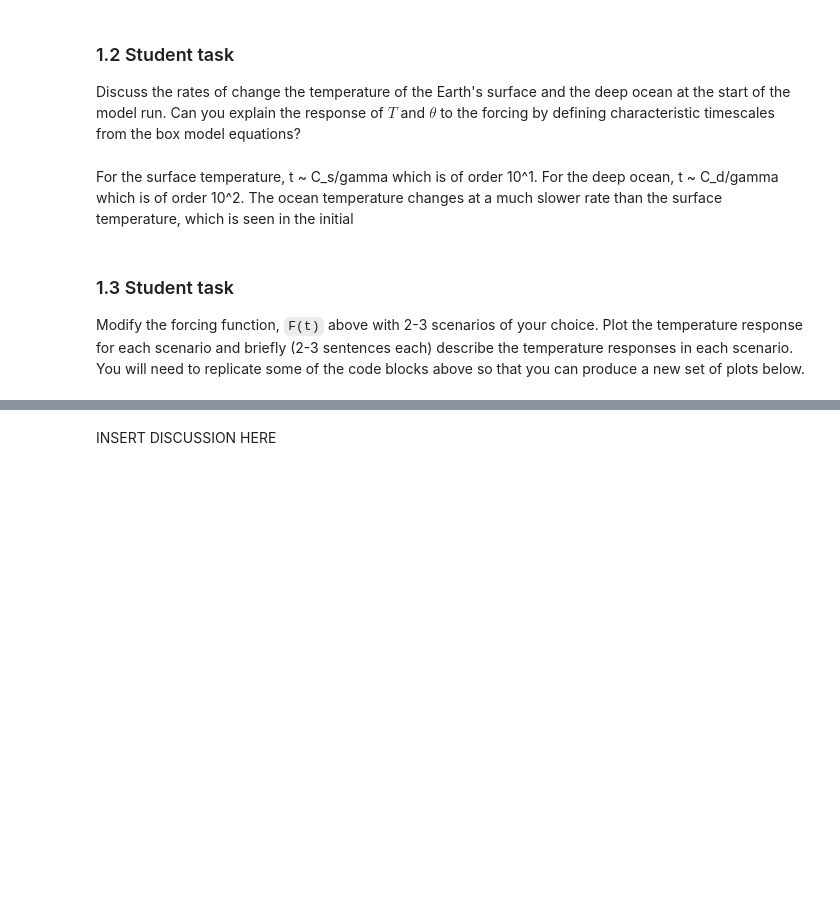
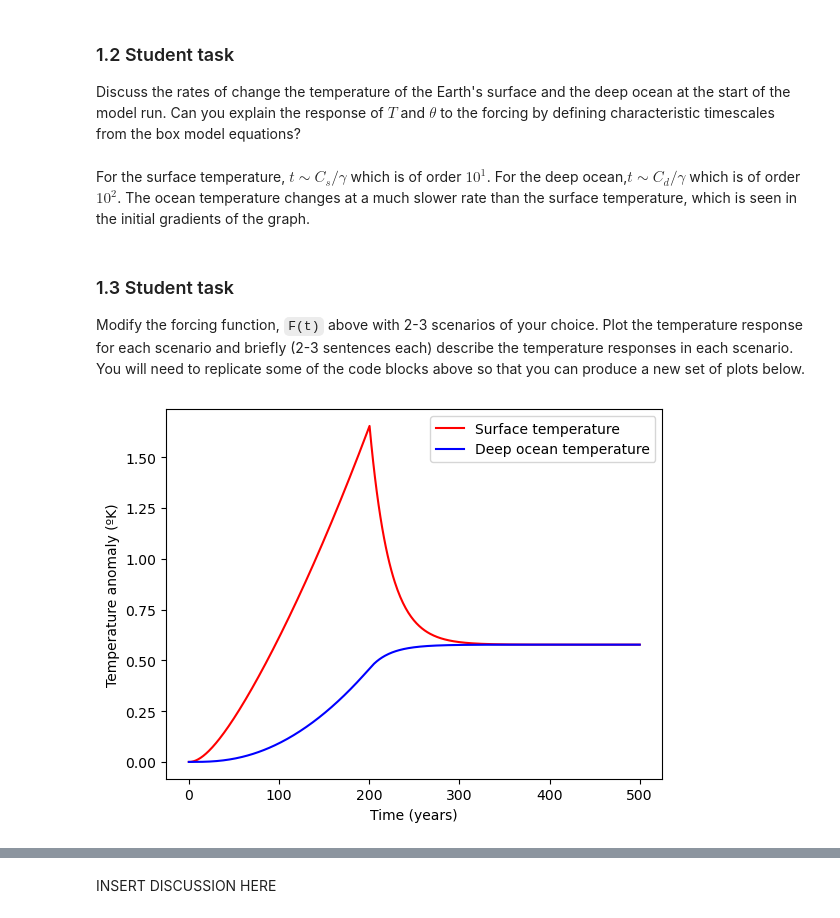
Before and after one commit to Ealish241/QCES, a Jupyter notebook: Project1_numerical_methods.ipynb, the cells around one changed output, grey strips where cells are left out. Drawn from its saved outputs; the diff is of its cells as text; code cells hidden in the pictures; blank space fills up the shorter version.

```diff
--- a/Project1_numerical_methods.ipynb
+++ b/Project1_numerical_methods.ipynb
@@ -81,7 +81,7 @@ plt.show()
 <a id='section1pt2'></a>
 Discuss the rates of change the temperature of the Earth's surface and the deep ocean at the start of the model run.  Can you explain the response of $T$ and $\theta$ to the forcing by defining characteristic timescales from the box model equations?
 # %% [markdown]
-For the surface temperature, t ~ C_s/gamma which is of order 10^1. For the deep ocean, t ~ C_d/gamma which is of order 10^2. The ocean temperature changes at a much slower rate than the surface temperature, which is seen in the initial
+For the surface temperature, $ t \sim C_{s}/\gamma$ which is of order $10^{1}$. For the deep ocean,$ t \sim C_{d}/\gamma$ which is of order $10^{2}$. The ocean temperature changes at a much slower rate than the surface temperature, which is seen in the initial gradients of the graph.
 # %% [markdown]
 ### 1.3 Student task
 <a id='section1pt3'></a>
@@ -90,0 +89,17 @@ Modify the forcing function, `F(t)` above with 2-3 scenarios of your choice. Plo
+# %%
+# SCENARIO 1: Linear increase for 200 years and then drop emissions
+def F_1(t):
+    return t/200 if t < 200 else 0
+
+for i in range(0, Nt-1):
+    T[i+1] = ((F_1(t[i])-gamma*(T[i]-theta[i]))/C_s)*dt + T[i]
+    theta[i+1] = (gamma*(T[i]-theta[i])/C_d)*dt + theta[i]
+
+plt.plot(t,T,'r-')
+plt.plot(t,theta,'b-')
+plt.legend(['Surface temperature','Deep ocean temperature'])
+plt.xlabel('Time (years)')
+plt.ylabel('Temperature anomaly (ºK)')
+plt.show()
+# %% [output]
+[figure, added]
```
Also changed, not shown: parts of 2 cells of this notebook.
